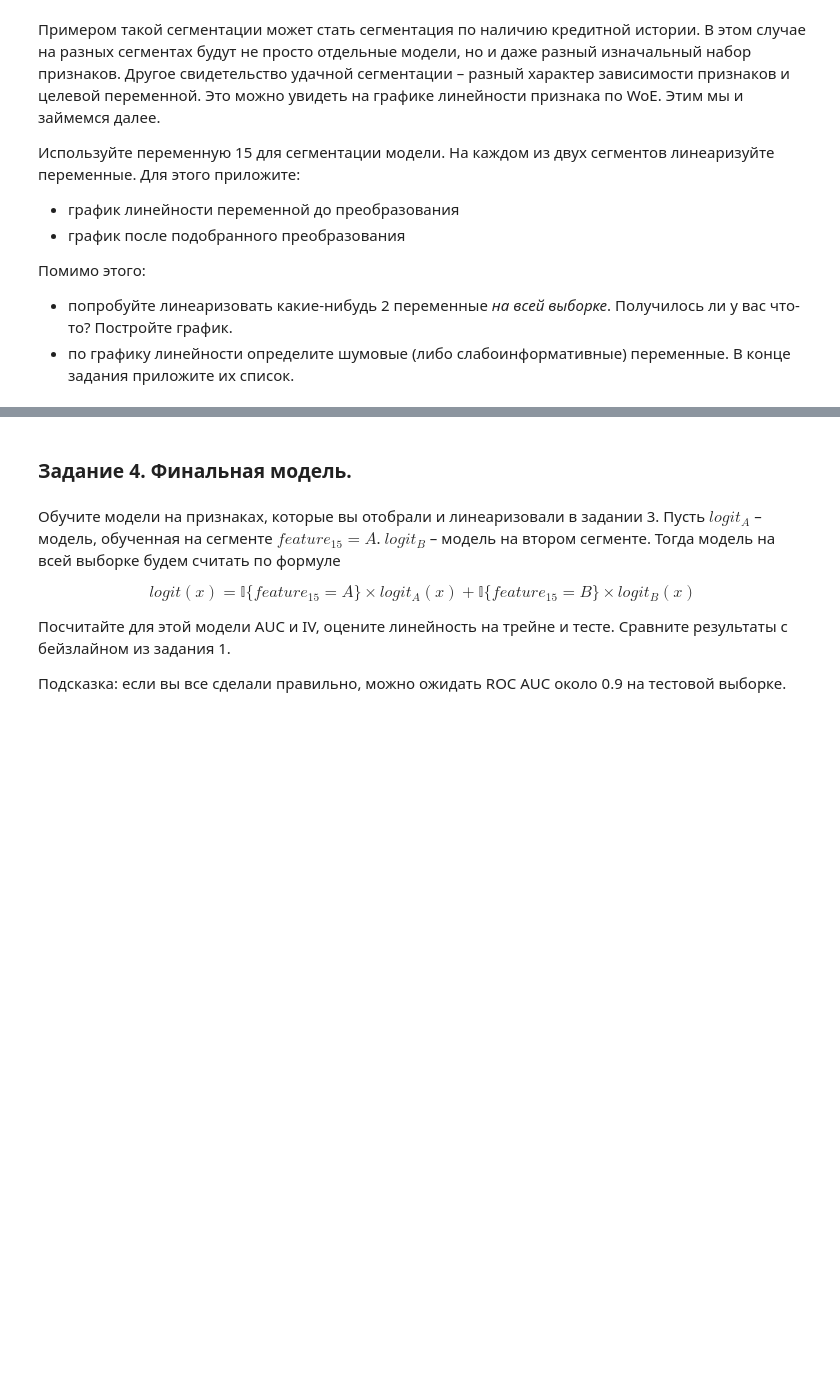
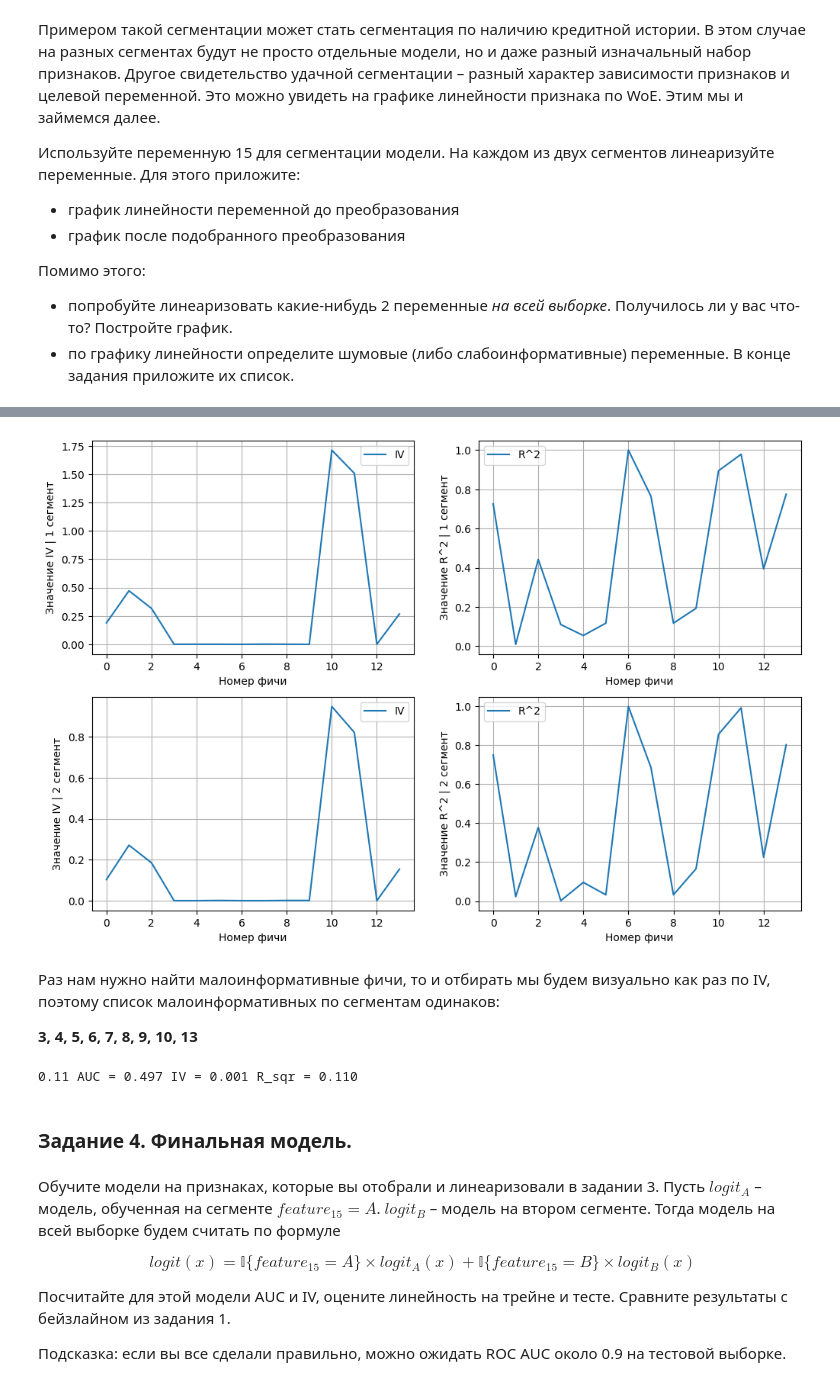
Before and after one commit to OVvvERLORD/tbank_risk_intensive, a Jupyter notebook: tbank_risk_hw3_bartia.ipynb, the cells around one changed output, grey strips where cells are left out. Cells and saved outputs as stored; diff of their text form; code cells hidden in the pictures; blank space fills up the shorter version.

```diff
--- a/tbank_risk_hw3_bartia.ipynb
+++ b/tbank_risk_hw3_bartia.ipynb
@@ -351,7 +351,7 @@ def calc_plot_title(
     IV = sum(
             [
             ((bads_i := target[buckets == i].sum()) / bads - ((m := len(target[buckets == i])) - bads_i) / goods) *
-            woe_transform(bads_i / m, offset)   for i in set(buckets)
+            woe_transform(bads_i / m, offset)   for i in sorted(set(buckets))
             ]
         ) # простите за это..
 
@@ -365,7 +365,9 @@ def calc_plot_title(
     X_arr = []
     w_arr = []
     woe_buck, _, _ = woe_ci(target, buckets, offset)
-    for i in range(len(set(buckets))):
+    woe_buck = np.asarray(woe_buck)
+
+    for i in sorted(set(buckets)):
         bucket = target[buckets == i]
         X_arr.append(values[buckets == i].mean())
         w_arr.append(len(bucket))
@@ -763,3 +767,7 @@ Test: AUC = 0.861 IV = 2.274 R_sqr = 0.981
 Помимо этого:
  - попробуйте линеаризовать какие-нибудь 2 переменные *на всей выборке*. Получилось ли у вас что-то? Постройте график.
  - по графику линейности определите шумовые (либо слабоинформативные) переменные. В конце задания приложите их список.
+# %%
+seg_1 = df[df['feature_15'] == 'A'].drop(columns = ['feature_15']).reset_index(drop = True)
+seg_2 = df[df['feature_15'] == 'B'].drop(columns = ['feature_15']).reset_index(drop = True)
+seg_2.head()
@@ -766,3 +807,44 @@ Test: AUC = 0.861 IV = 2.274 R_sqr = 0.981
+# %%
+fig, axes = plt.subplots(2, 2, figsize = (12, 8))
+x_line = np.arange(0, len(seg_1_iv_arr))
+
+axes[0][0].plot(x_line, seg_1_iv_arr, label = 'IV')
+axes[0][0].set_xlabel("Номер фичи")
+axes[0][0].set_ylabel("Значение IV | 1 сегмент")
+axes[0][0].legend()
+axes[0][0].grid()
+
+axes[0][1].plot(x_line, seg_1_r2_arr, label = 'R^2')
+axes[0][1].set_xlabel("Номер фичи")
+axes[0][1].set_ylabel("Значение R^2 | 1 сегмент")
+axes[0][1].legend()
+axes[0][1].grid()
+
+axes[1][0].plot(x_line, seg_2_iv_arr, label = 'IV')
+axes[1][0].set_xlabel("Номер фичи")
+axes[1][0].set_ylabel("Значение IV | 2 сегмент")
+axes[1][0].legend()
+axes[1][0].grid()
+
+axes[1][1].plot(x_line, seg_2_r2_arr, label = 'R^2')
+axes[1][1].set_xlabel("Номер фичи")
+axes[1][1].set_ylabel("Значение R^2 | 2 сегмент")
+axes[1][1].legend()
+axes[1][1].grid()
+
+plt.show()
+# %% [output]
+[figure, added]
+# %% [markdown]
+Раз нам нужно найти малоинформативные фичи, то и отбирать мы будем визуально как раз по IV, поэтому список малоинформативных по сегментам одинаков:
+
+**3, 4, 5, 6, 7, 8, 9, 10, 13**
+# %%
+bucket = calc_buckets(np.asarray(seg_1['feature_4']), 10)
+woe_line(np.asarray(seg_1['feature_4']), np.asarray(seg_1['d4p12']), 10).show()
+print(seg_1_r2_arr[3], calc_plot_title(np.asarray(seg_1['feature_4']), np.asarray(seg_1['d4p12']), bucket))
+# %% [output]
+0.11 AUC = 0.497 IV = 0.001 R_sqr = 0.110
 # %% [markdown]
 ### Задание 4. Финальная модель.
 # %% [markdown]
```
Also changed, not shown: parts of 13 cells of this notebook.
